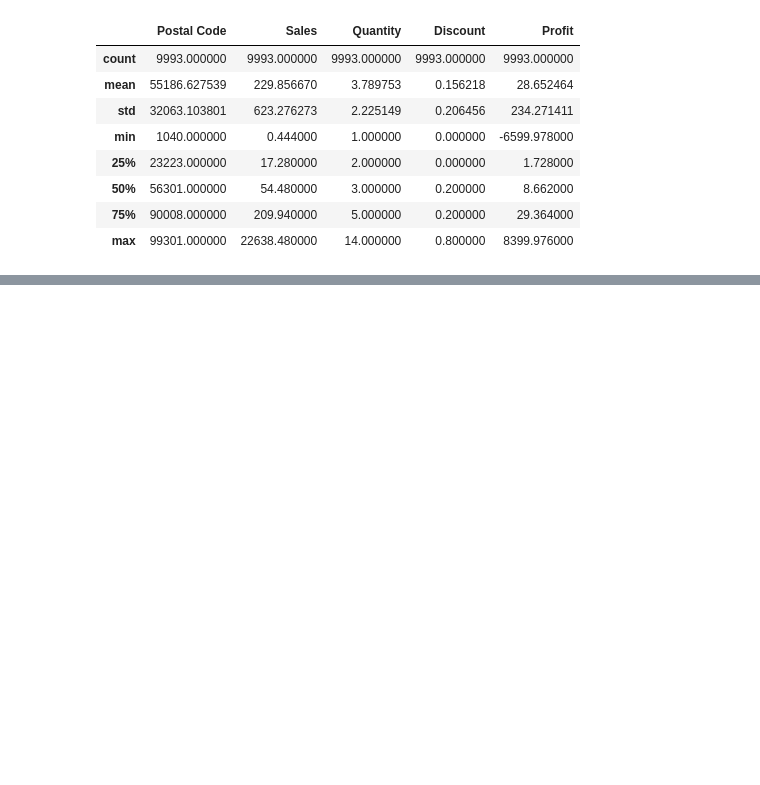
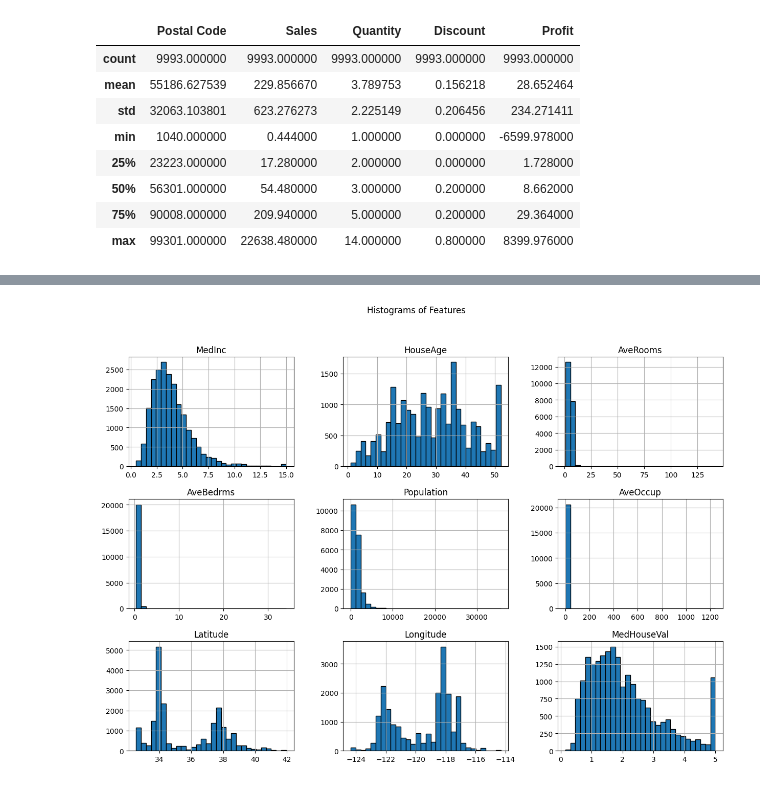
Before and after one commit to SANGRAMLEMBE/MTech, a Jupyter notebook: Inferential_Statistics/Practical/Inferential_stats_1.ipynb, the cells around one changed output, grey strips where cells are left out. Cells and saved outputs as stored; diff of their text form; code cells hidden in the pictures; blank space fills up the shorter version.

```diff
--- a/Inferential_Statistics/Practical/Inferential_stats_1.ipynb
+++ b/Inferential_Statistics/Practical/Inferential_stats_1.ipynb
@@ -498,0 +500,4 @@ data.describe()
+# %%
+#load the data set
+housing=fetch_california_housing(as_frame=True)
+df=housing.frame
@@ -498,0 +581,7 @@ data.describe()
+# %%
+# Histograms of all columns
+df.hist(bins=30, figsize=(15,10), edgecolor='black')
+plt.suptitle("Histograms of Features")
+plt.show()
+# %% [output]
+[figure, added]
```
Also changed, not shown: parts of 11 cells of this notebook.
